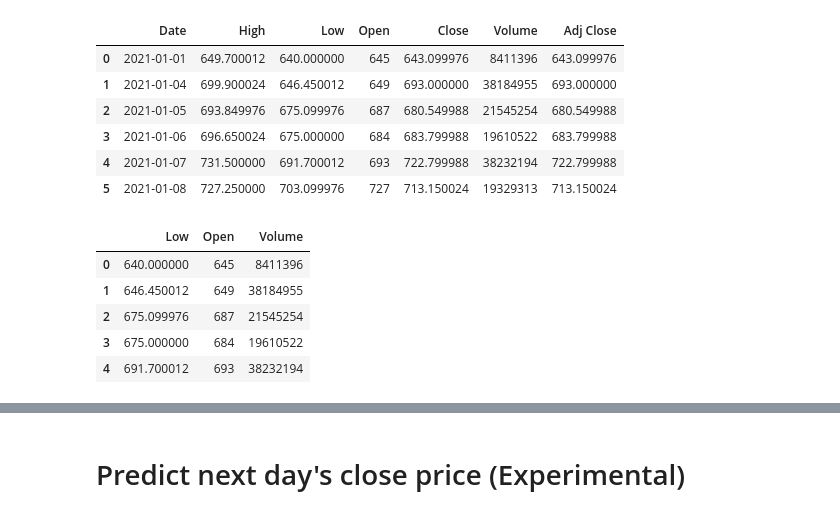
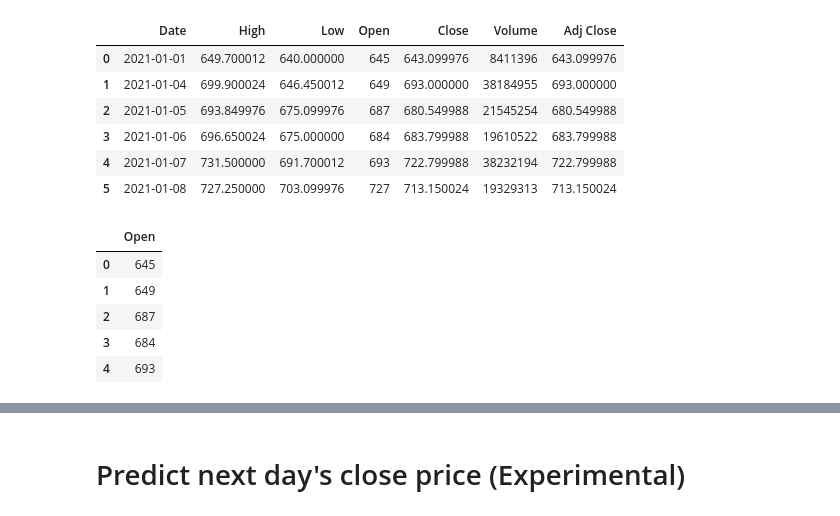
Before and after one commit to Jainil360/Stock-Price-Prediction, a Jupyter notebook: AML_INNOVATIVE_20MCED08/Stock Analysis using Historical Data (Linear Regression).ipynb, the cells around one changed output, grey strips where cells are left out. Cells and saved outputs as stored; diff of their text form; code cells hidden in the pictures.

```diff
--- a/AML_INNOVATIVE_20MCED08/Stock Analysis using Historical Data (Linear Regression).ipynb
+++ b/AML_INNOVATIVE_20MCED08/Stock Analysis using Historical Data (Linear Regression).ipynb
@@ -69,16 +121,16 @@ data_num1.head(6)
 | 4 | 2021-01-07 | 731.500000 | 691.700012 | 693 | 722.799988 | 38232194 | 722.799988 |
 | 5 | 2021-01-08 | 727.250000 | 703.099976 | 727 | 713.150024 | 19329313 | 713.150024 |
 # %%
-data_num1.drop(['Date','Close','Adj Close','High'],axis=1,inplace=True)
+data_num1.drop(['Date','Close','Adj Close','High','Low','Volume'],axis=1,inplace=True)
 # data_num1.drop(['Date','Close','Adj Close'],axis=1,inplace=True)
 data_num1.head()
 # %% [output]
-|  | Low | Open | Volume |
-| 0 | 640.000000 | 645 | 8411396 |
-| 1 | 646.450012 | 649 | 38184955 |
-| 2 | 675.099976 | 687 | 21545254 |
-| 3 | 675.000000 | 684 | 19610522 |
-| 4 | 691.700012 | 693 | 38232194 |
+|  | Open |
+| 0 | 645 |
+| 1 | 649 |
+| 2 | 687 |
+| 3 | 684 |
+| 4 | 693 |
 # %%
 # predicted_y = model.predict(data_num1.iloc[0].values.reshape(1,-1))
 predicted_y = model.predict(data_num1)
```
Also changed, not shown: parts of 25 cells of this notebook, 10 other files.
